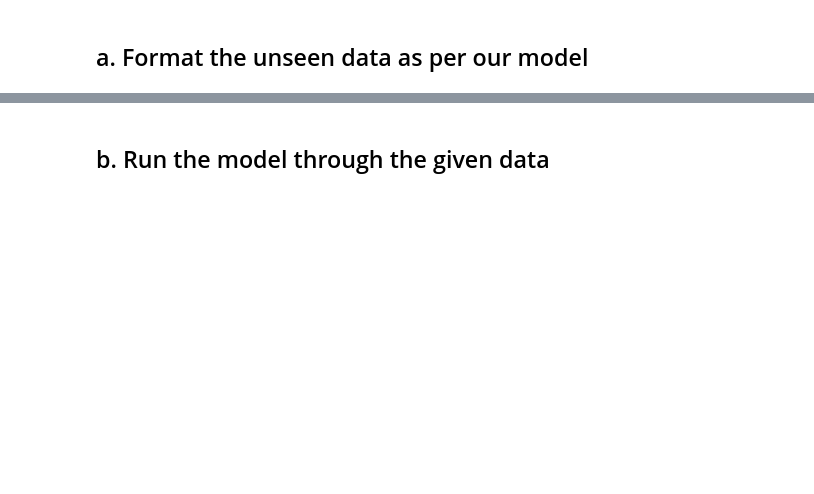
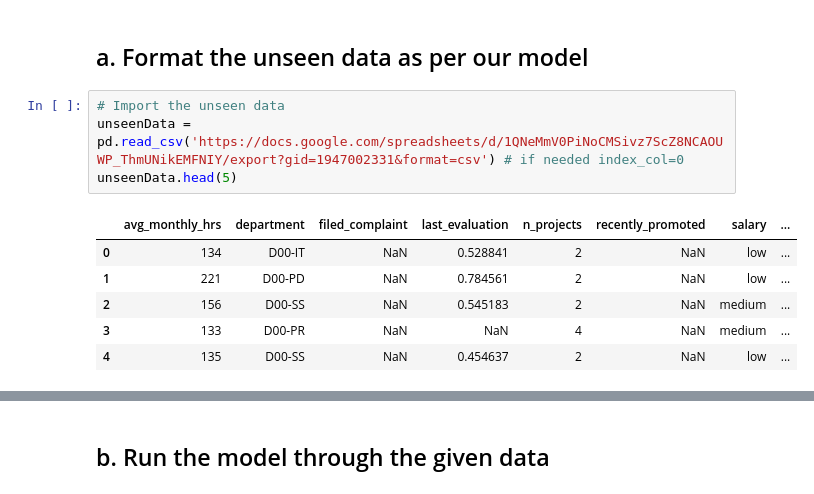
Before and after one commit to avsaditya/INSAID-GCD, a Jupyter notebook: CapstoneProject/Employee Attrition.ipynb, the cells around one changed output, grey strips where cells are left out. Cells and saved outputs as stored; diff of their text form; blank space fills up the shorter version.

Commit message:
Added import of unseen data; Sample Questions for final exam

```diff
--- a/CapstoneProject/Employee Attrition.ipynb
+++ b/CapstoneProject/Employee Attrition.ipynb
@@ -1427,6 +1427,17 @@ Since this is a classification problem, we would build the below models and comp
 <a id = section601></a>
 # %% [markdown]
 ## a. Format the unseen data as per our model
+# %%
+# Import the unseen data
+unseenData = pd.read_csv('https://docs.google.com/spreadsheets/d/1QNeMmV0PiNoCMSivz7ScZ8NCAOUWP_ThmUNikEMFNIY/export?gid=1947002331&format=csv') # if needed index_col=0
+unseenData.head(5)
+# %% [output]
+|  | avg_monthly_hrs | department | filed_complaint | last_evaluation | n_projects | recently_promoted | salary | ... |
+| 0 | 134 | D00-IT | NaN | 0.528841 | 2 | NaN | low | ... |
+| 1 | 221 | D00-PD | NaN | 0.784561 | 2 | NaN | low | ... |
+| 2 | 156 | D00-SS | NaN | 0.545183 | 2 | NaN | medium | ... |
+| 3 | 133 | D00-PR | NaN | NaN | 4 | NaN | medium | ... |
+| 4 | 135 | D00-SS | NaN | 0.454637 | 2 | NaN | low | ... |
 # %% [markdown]
 <a id = section602></a>
 # %% [markdown]
```
Also changed, not shown: 3 other files.
